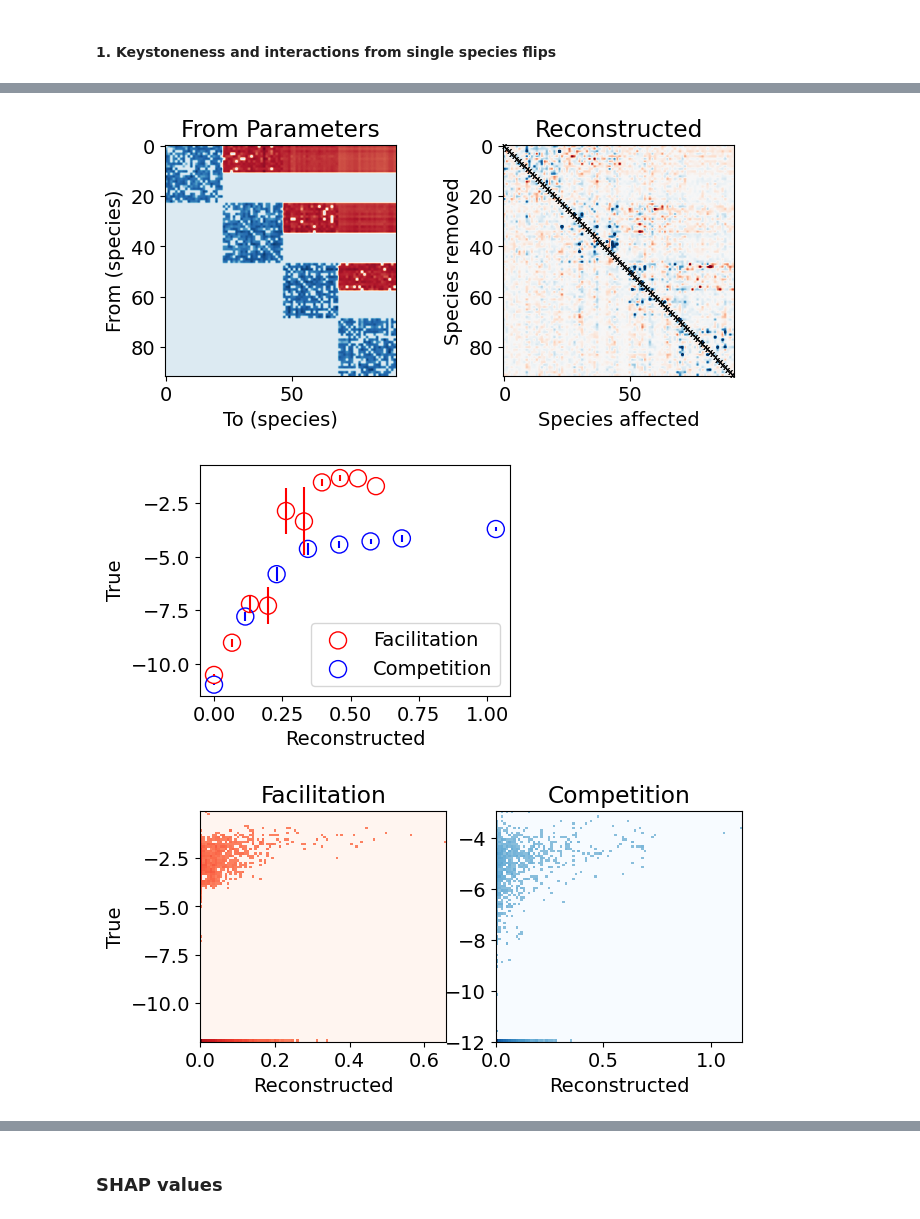
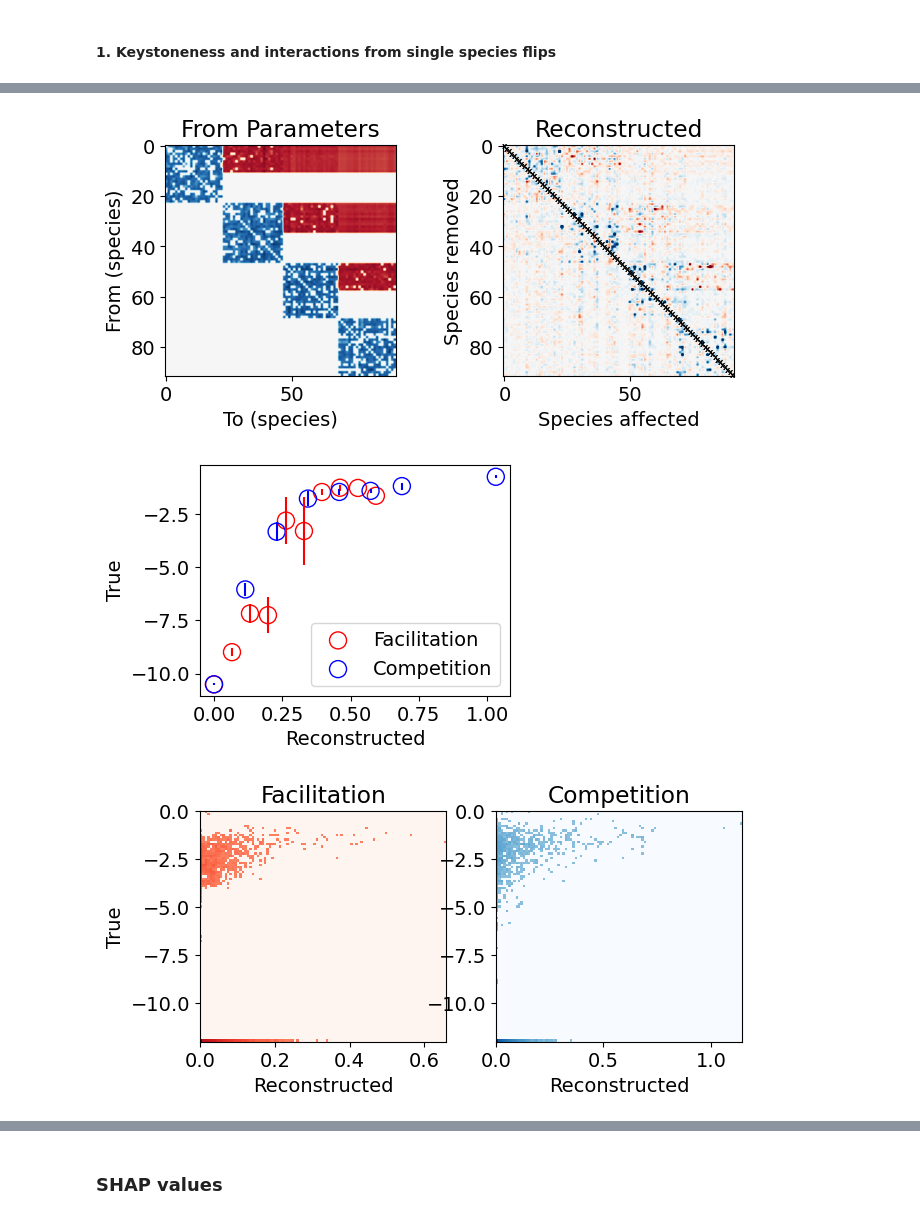
Before and after one commit to Zireae1/micro_vae, a Jupyter notebook: cell_gut_dataset_related/notebooks/synthetic_data_v4_eval.ipynb, the cells around one changed output, grey strips where cells are left out. Cells and saved outputs as stored; diff of their text form; code cells hidden in the pictures.

```diff
--- a/cell_gut_dataset_related/notebooks/synthetic_data_v4_eval.ipynb
+++ b/cell_gut_dataset_related/notebooks/synthetic_data_v4_eval.ipynb
@@ -495,6 +601,8 @@ data = pickle.load(open("../synthetic_data/data_v4/keystone_analysis.pkl", "rb")
 all_key_interactions = data["all_key_interactions"]
 all_keystone_scores = data["all_keystone_scores"]
 all_annotations = data["all_annotations"]
+
+hubs_list = [1, 3, 6, 12, 24]
 
 for h_idx, hub in enumerate(hubs_list[1:]):
 
@@ -516,7 +624,9 @@ for h_idx, hub in enumerate(hubs_list[1:]):
     all_spcs = list(pickle.load(open(p_data, "rb")).columns)
     idxs = [i in spc_names for i in all_spcs]
     a_facil = a_facil[idxs, :][:, idxs]
+    a_facil = a_facil/a_facil.max()
     a_comp = a_comp[idxs, :][:, idxs]
+    a_comp = -a_comp/a_comp.min()
 
     handle = f"synthetic_v4_trophic_{hub}"
 
@@ -536,7 +646,7 @@ for h_idx, hub in enumerate(hubs_list[1:]):
     axs[1].set_xlabel("Species affected")
     axs[1].set_ylabel("Species removed")
     axs[1].set_title("Reconstructed")
-#     plt.savefig(f"../figures/keystoneness_i_to_j_{handle}.pdf", bbox_inches="tight")
+    plt.savefig(f"../figures/keystoneness_i_to_j_{handle}.pdf", bbox_inches="tight")
     plt.show()
 
 
@@ -558,7 +668,7 @@ for h_idx, hub in enumerate(hubs_list[1:]):
     plt.xlabel("Reconstructed")
     plt.ylabel("True")
     plt.legend()
-#     plt.savefig(f"../figures/keystoneness_i_to_j_compare1{handle}.pdf", bbox_inches="tight")
+    plt.savefig(f"../figures/keystoneness_i_to_j_compare1{handle}.pdf", bbox_inches="tight")
     plt.show()
 
 
@@ -572,7 +682,7 @@ for h_idx, hub in enumerate(hubs_list[1:]):
     axs[0].set_title("Facilitation")
     axs[1].set_xlabel("Reconstructed")
     axs[1].set_title("Competition")
-#     plt.savefig(f"../figures/keystoneness_i_to_j_compare2{handle}.pdf", bbox_inches="tight")
+    plt.savefig(f"../figures/keystoneness_i_to_j_compare2{handle}.pdf", bbox_inches="tight")
     plt.show()
 # %% [output]
 [figure]
@@ -584,4 +694,4 @@ for h_idx, hub in enumerate(hubs_list[1:]):
 [figure]
-[figure, old version]
+[figure, new version]
-[figure, old version]
+[figure, new version]
 [figure]
```
Also changed, not shown: parts of 18 cells of this notebook, 1 other file.
